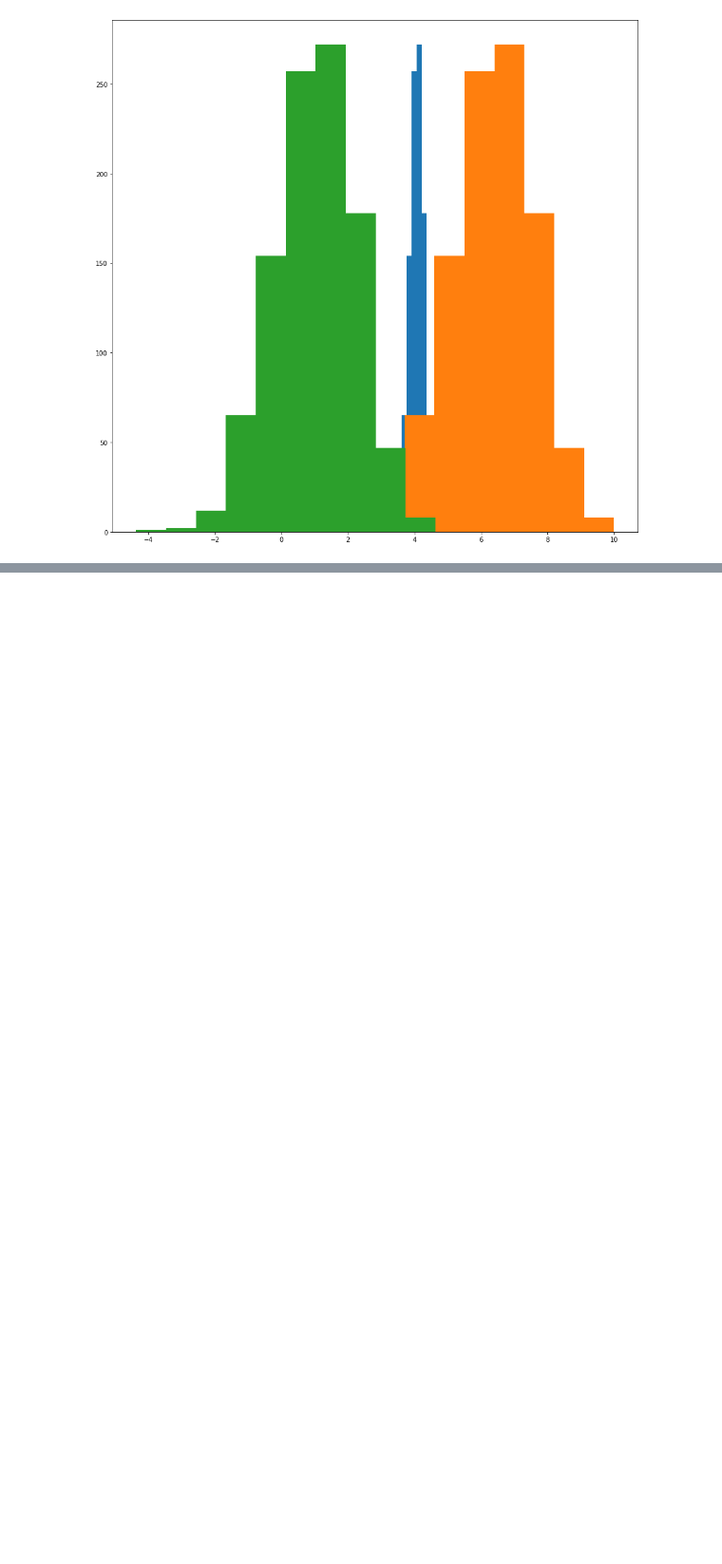
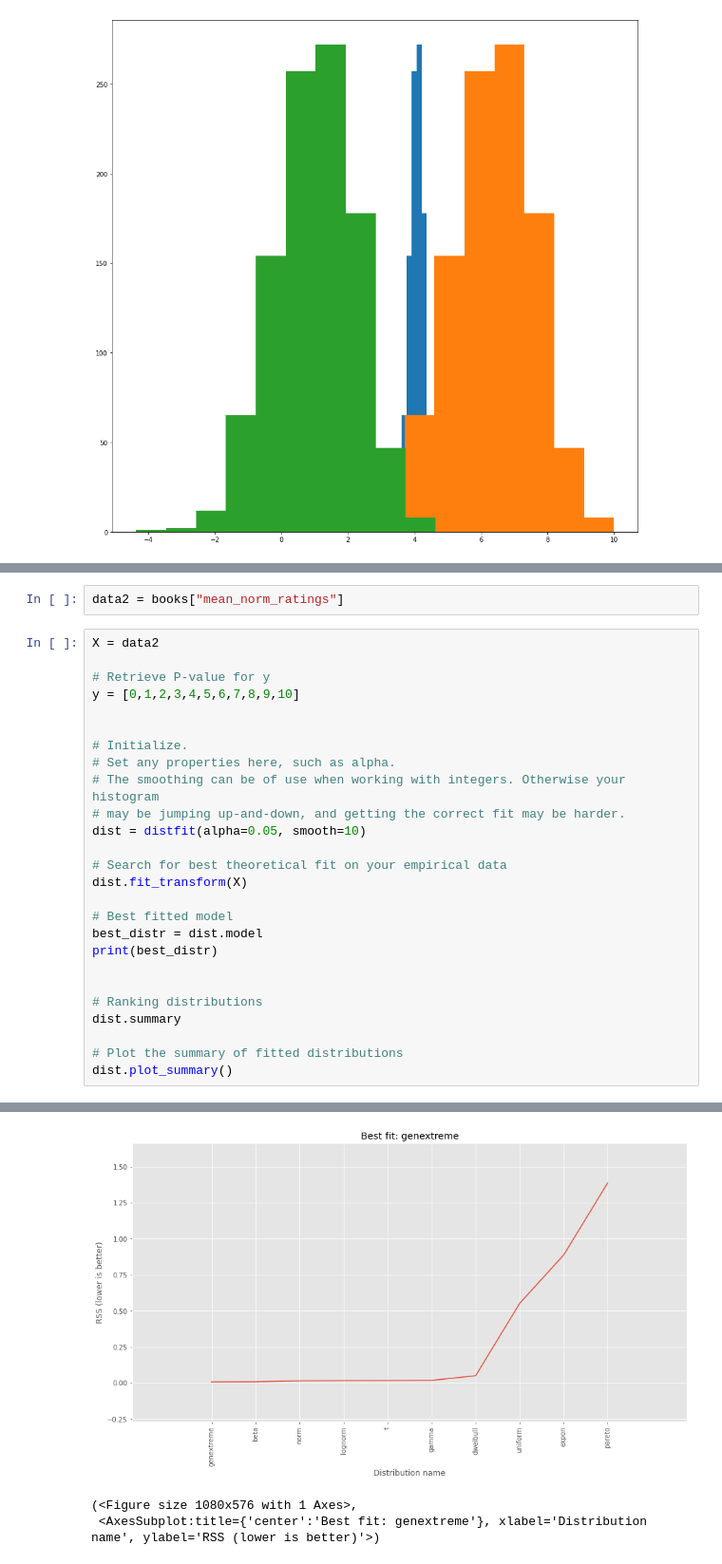
Before and after one commit to lorenzodemiri/Project_Snape, a Jupyter notebook: GroupByYear.ipynb, the cells around one changed output, grey strips where cells are left out. Shown at 95% size. Cells and saved outputs as stored; diff of their text form; blank space fills up the shorter version.

```diff
--- a/GroupByYear.ipynb
+++ b/GroupByYear.ipynb
@@ -190,0 +285,29 @@ Power_divergenceResult(statistic=10.251775442067517, pvalue=1.0)
+# %%
+data2 = books["mean_norm_ratings"]
+# %%
+X = data2
+
+# Retrieve P-value for y
+y = [0,1,2,3,4,5,6,7,8,9,10]
+
+
+# Initialize.
+# Set any properties here, such as alpha.
+# The smoothing can be of use when working with integers. Otherwise your histogram
+# may be jumping up-and-down, and getting the correct fit may be harder.
+dist = distfit(alpha=0.05, smooth=10)
+
+# Search for best theoretical fit on your empirical data
+dist.fit_transform(X)
+
+# Best fitted model
+best_distr = dist.model
+print(best_distr)
+
+
+# Ranking distributions
+dist.summary
+
+# Plot the summary of fitted distributions
+dist.plot_summary()
+# %% [output]
@@ -190,0 +330,3 @@ Power_divergenceResult(statistic=10.251775442067517, pvalue=1.0)
+[figure, added]
+(<Figure size 1080x576 with 1 Axes>,
+ <AxesSubplot:title={'center':'Best fit: genextreme'}, xlabel='Distribution name', ylabel='RSS (lower is better)'>)
```
Also changed, not shown: parts of 10 cells of this notebook, 3 other files.
